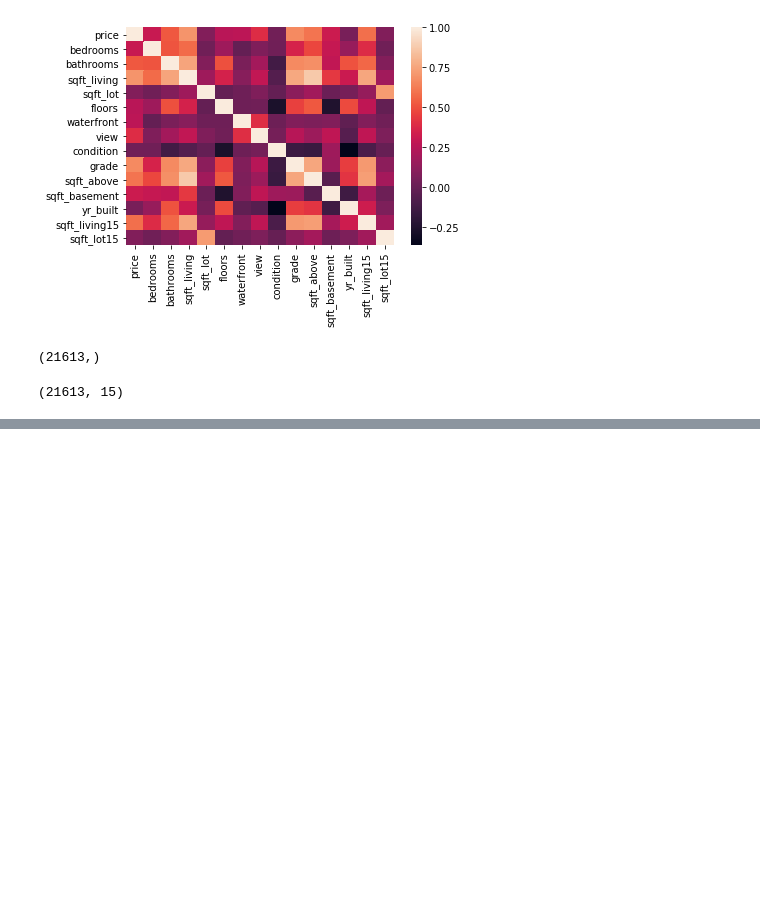
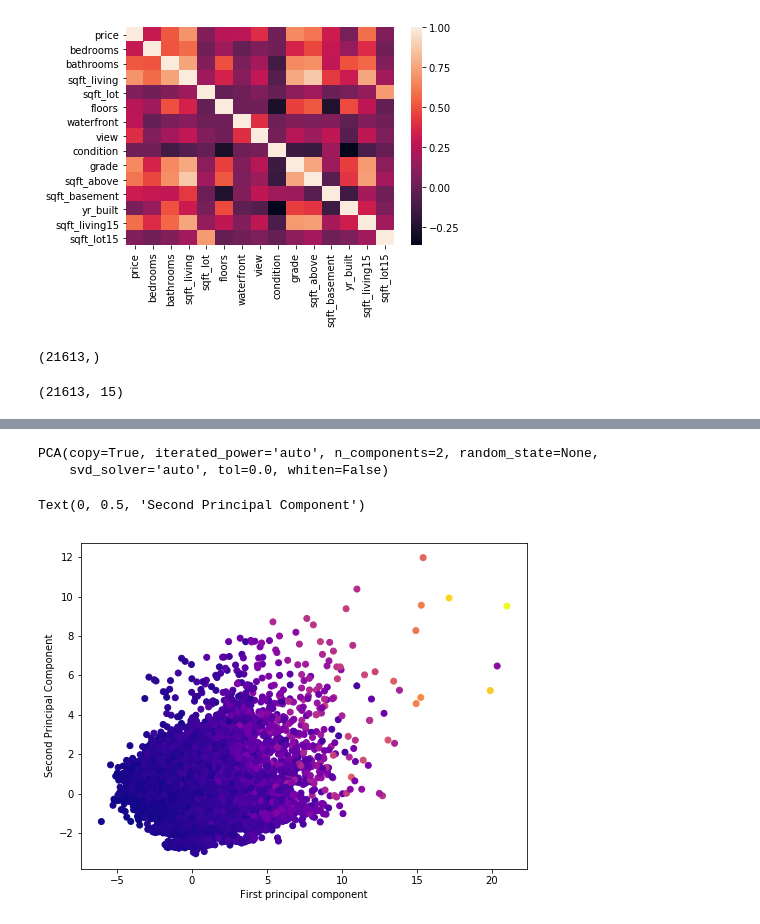
Before and after one commit to newbiepawel/deep_learning_and_other, a Jupyter notebook: predicting_house_price.ipynb, the cells around one changed output, grey strips where cells are left out. Drawn from its saved outputs; the diff is of its cells as text; code cells hidden in the pictures; blank space fills up the shorter version.

```diff
--- a/predicting_house_price.ipynb
+++ b/predicting_house_price.ipynb
@@ -207,0 +216,19 @@ XGboost MAE: 127472.64358871181 MSE: 43702524958.46764 RMSE: 209051.48877362162
+# %%
+pca = PCA(n_components=2)
+# %%
+scaled_data = sc.fit_transform(df)
+# %%
+pca.fit(scaled_data)
+# %% [output]
+PCA(copy=True, iterated_power='auto', n_components=2, random_state=None,
+    svd_solver='auto', tol=0.0, whiten=False)
+# %%
+x_pca = pca.transform(scaled_data)
+# %%
+plt.figure(figsize=(8,6))
+plt.scatter(x_pca[:,0],x_pca[:,1],c=df['price'],cmap='plasma')
+plt.xlabel('First principal component')
+plt.ylabel('Second Principal Component')
+# %% [output]
+Text(0, 0.5, 'Second Principal Component')
+[figure, added]
```
Also changed, not shown: parts of 8 cells of this notebook.
